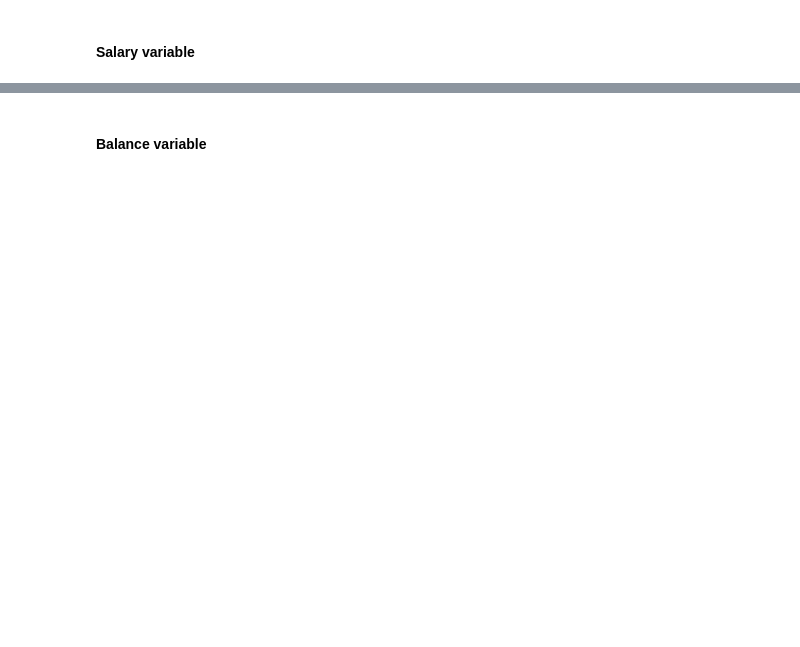
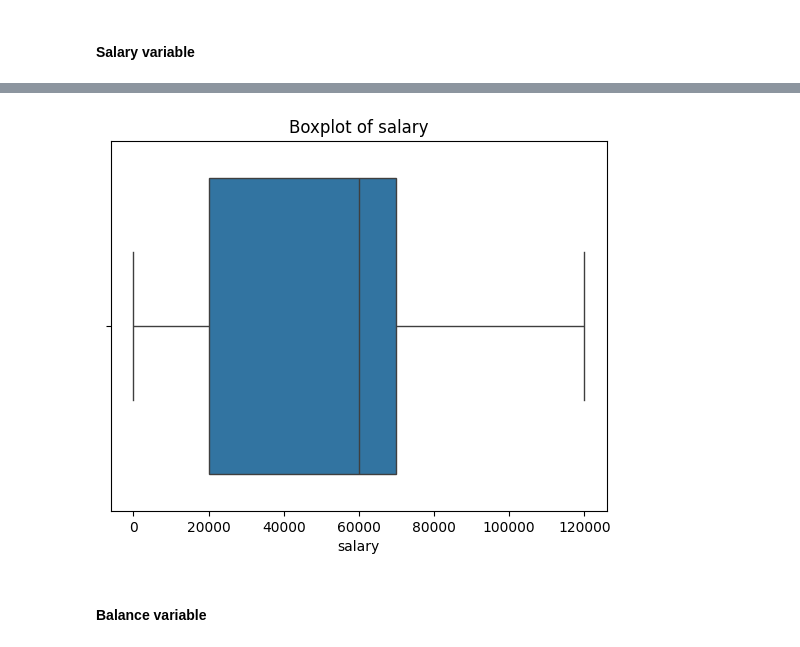
Before and after one commit to Berinchris2/AI-ML-Training-, a Jupyter notebook: Bank+Marketing+Campaign_EDA_blank+notebook_(1).ipynb, the cells around one changed output, grey strips where cells are left out. Drawn from its saved outputs; the diff is of its cells as text; code cells hidden in the pictures; blank space fills up the shorter version.

```diff
--- a/Bank+Marketing+Campaign_EDA_blank+notebook_(1).ipynb
+++ b/Bank+Marketing+Campaign_EDA_blank+notebook_(1).ipynb
@@ -259,5 +401,10 @@ Major approaches to the treat outliers:
 # %%
 #plot the boxplot of salary variable.
+sns.boxplot(x=inp1['salary'])
+plt.title("Boxplot of salary")
+plt.show()
+# %% [output]
+[figure, added]
 # %% [markdown]
 #### Balance variable
 # %%
```
Also changed, not shown: parts of 31 cells of this notebook.
